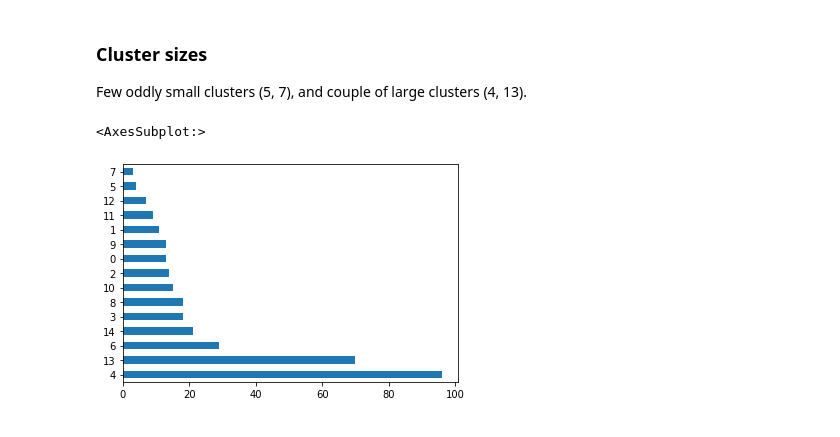
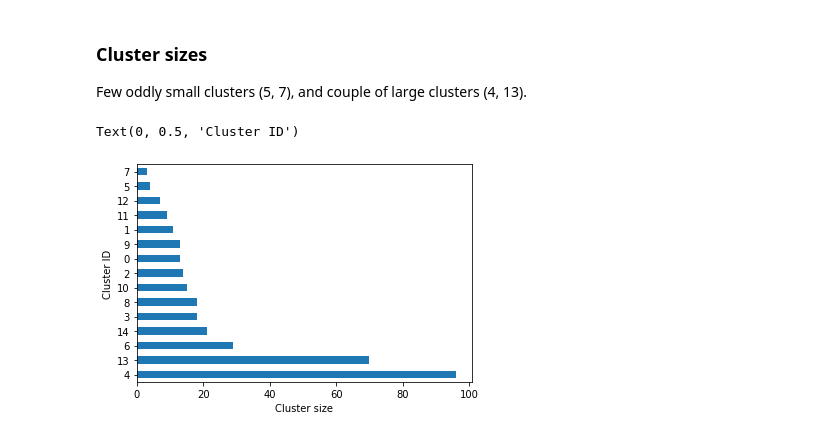
Before and after one commit to 97varun/restaurant-clustering, a Jupyter notebook: main.ipynb, the cells around one changed output. Cells and saved outputs as stored; diff of their text form; code cells hidden in the pictures.

```diff
--- a/main.ipynb
+++ b/main.ipynb
@@ -201,6 +201,8 @@ menuitems_clustered_df.groupby(CLUSTER)[ITEM].apply(most_common_words).reset_ind
 Few oddly small clusters (5, 7), and couple of large clusters (4, 13).
 # %%
 restaurant_df[CLUSTER].value_counts().plot(kind='barh')
+plt.xlabel('Cluster size')
+plt.ylabel('Cluster ID')
 # %% [output]
-<AxesSubplot:>
+Text(0, 0.5, 'Cluster ID')
-[figure, old version]
+[figure, new version]
```
